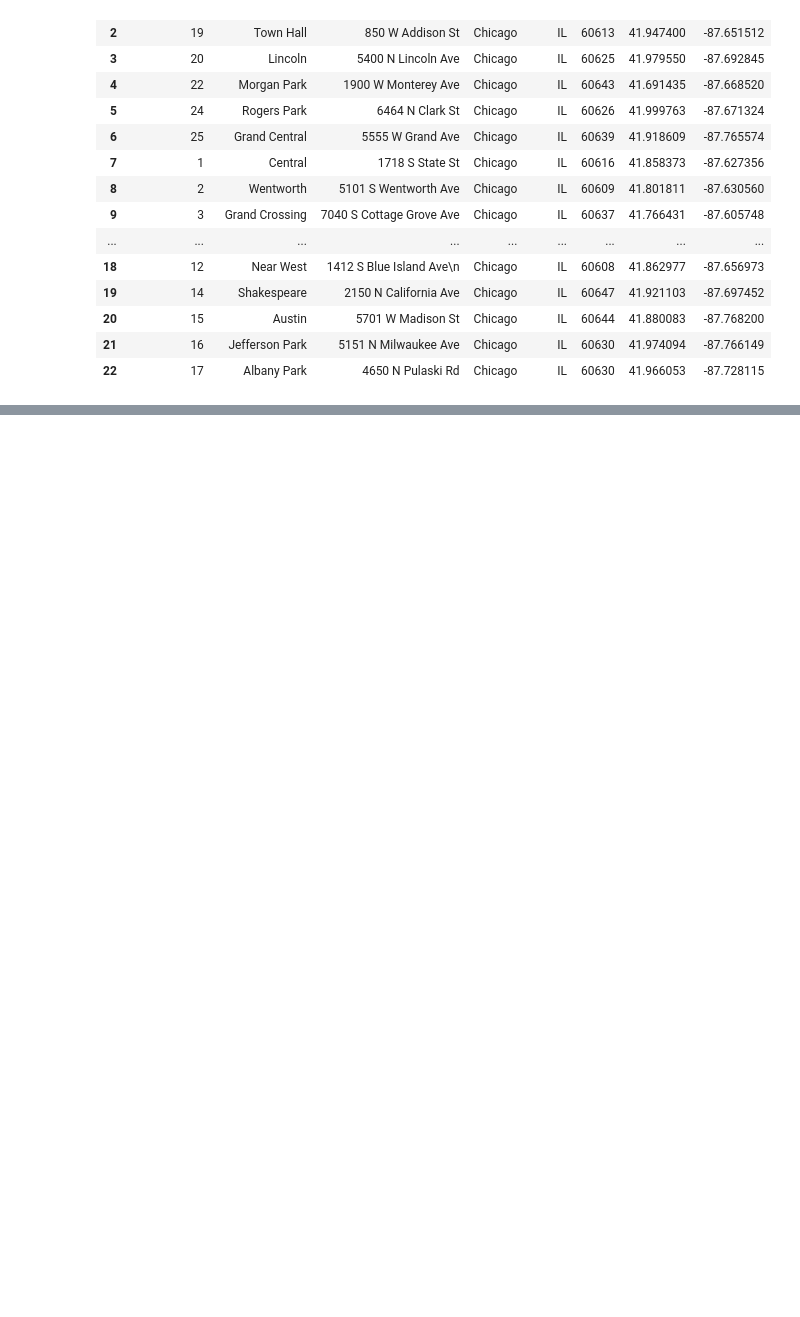
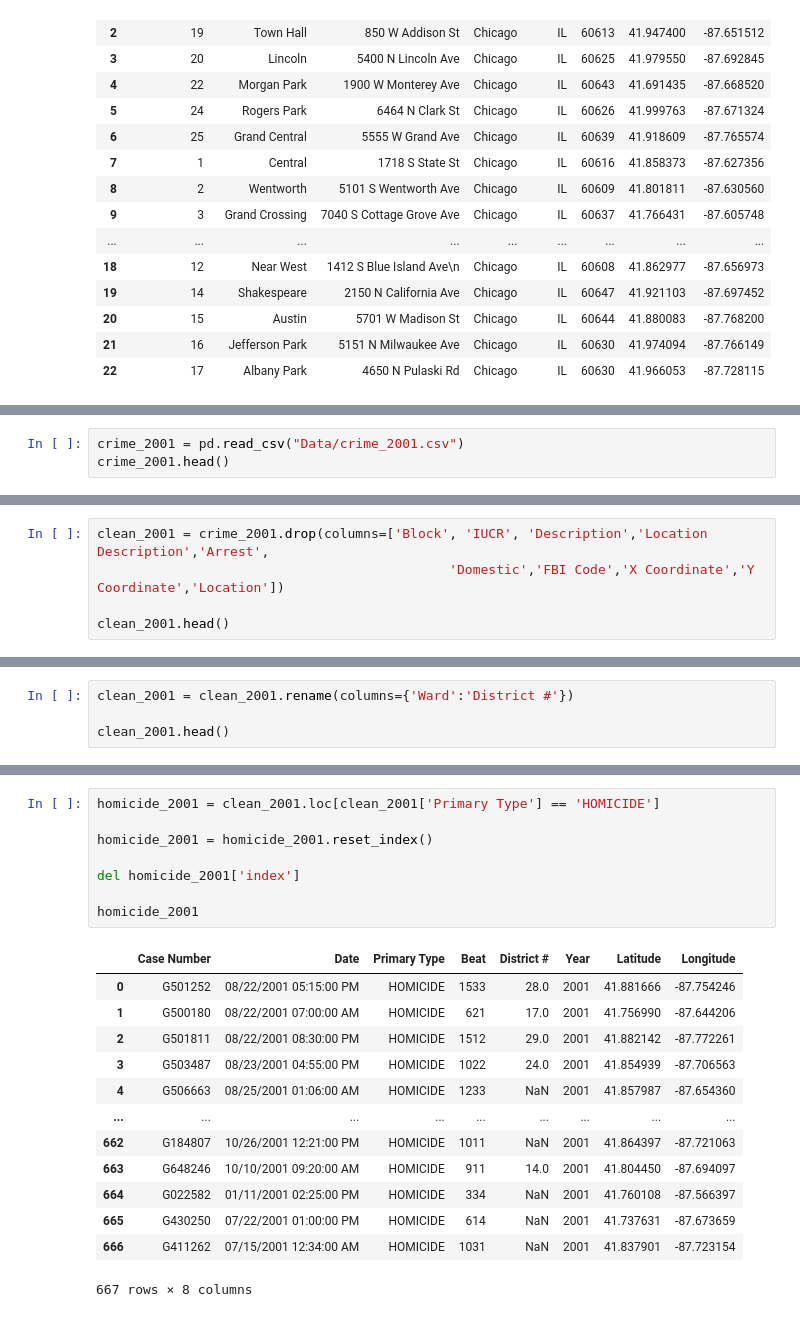
Before and after one commit to mcanad4/butler-groupC-project1, a Jupyter notebook: Chicago_Crime.ipynb, the cells around one changed output, grey strips where cells are left out. Drawn from its saved outputs; the diff is of its cells as text; blank space fills up the shorter version.

```diff
--- a/Chicago_Crime.ipynb
+++ b/Chicago_Crime.ipynb
@@ -126,0 +170,3 @@ clean_police_stations
+# %%
+crime_2001 = pd.read_csv("Data/crime_2001.csv")
+crime_2001.head()
@@ -126,0 +180,5 @@ clean_police_stations
+# %%
+clean_2001 = crime_2001.drop(columns=['Block', 'IUCR', 'Description','Location Description','Arrest',
+                                             'Domestic','FBI Code','X Coordinate','Y Coordinate','Location'])
+
+clean_2001.head()
@@ -126,0 +192,4 @@ clean_police_stations
+# %%
+clean_2001 = clean_2001.rename(columns={'Ward':'District #'})
+
+clean_2001.head()
@@ -126,0 +203,22 @@ clean_police_stations
+# %%
+homicide_2001 = clean_2001.loc[clean_2001['Primary Type'] == 'HOMICIDE']
+
+homicide_2001 = homicide_2001.reset_index()
+
+del homicide_2001['index']
+
+homicide_2001
+# %% [output]
+|  | Case Number | Date | Primary Type | Beat | District # | Year | Latitude | Longitude |
+| 0 | G501252 | 08/22/2001 05:15:00 PM | HOMICIDE | 1533 | 28.0 | 2001 | 41.881666 | -87.754246 |
+| 1 | G500180 | 08/22/2001 07:00:00 AM | HOMICIDE | 621 | 17.0 | 2001 | 41.756990 | -87.644206 |
+| 2 | G501811 | 08/22/2001 08:30:00 PM | HOMICIDE | 1512 | 29.0 | 2001 | 41.882142 | -87.772261 |
+| 3 | G503487 | 08/23/2001 04:55:00 PM | HOMICIDE | 1022 | 24.0 | 2001 | 41.854939 | -87.706563 |
+| 4 | G506663 | 08/25/2001 01:06:00 AM | HOMICIDE | 1233 | NaN | 2001 | 41.857987 | -87.654360 |
+| ... | ... | ... | ... | ... | ... | ... | ... | ... |
+| 662 | G184807 | 10/26/2001 12:21:00 PM | HOMICIDE | 1011 | NaN | 2001 | 41.864397 | -87.721063 |
+| 663 | G648246 | 10/10/2001 09:20:00 AM | HOMICIDE | 911 | 14.0 | 2001 | 41.804450 | -87.694097 |
+| 664 | G022582 | 01/11/2001 02:25:00 PM | HOMICIDE | 334 | NaN | 2001 | 41.760108 | -87.566397 |
+| 665 | G430250 | 07/22/2001 01:00:00 PM | HOMICIDE | 614 | NaN | 2001 | 41.737631 | -87.673659 |
+| 666 | G411262 | 07/15/2001 12:34:00 AM | HOMICIDE | 1031 | NaN | 2001 | 41.837901 | -87.723154 |
+667 rows × 8 columns
```
Also changed, not shown: parts of 12 cells of this notebook, 2 other files.
